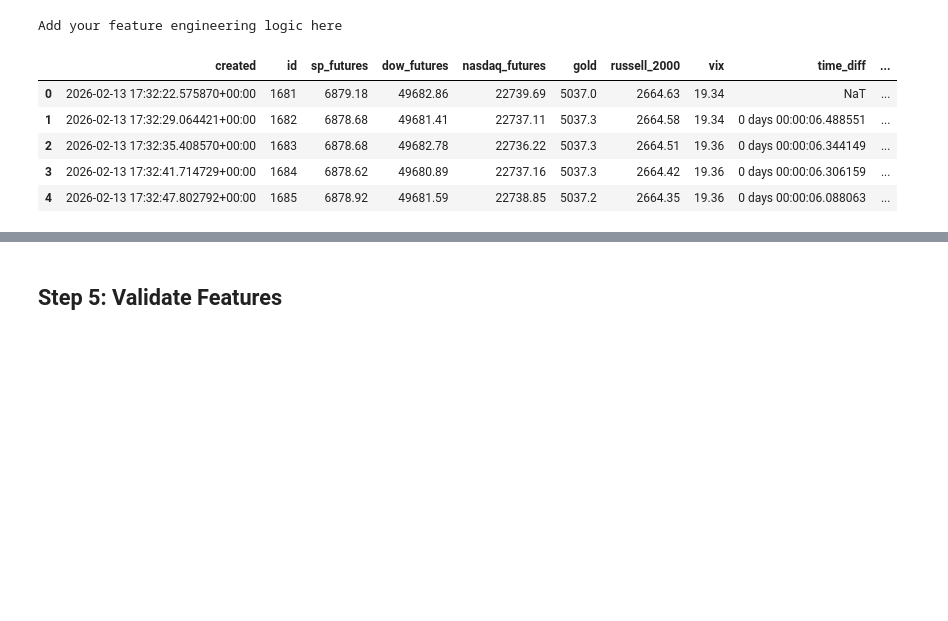
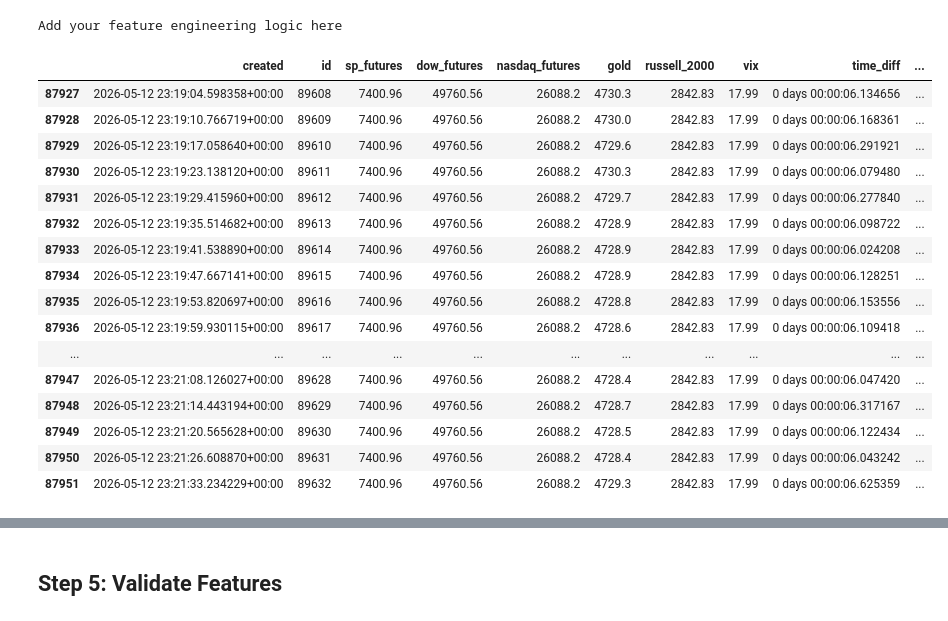
Before and after one commit to Chitran-0249f/finance_aiml, a Jupyter notebook: notebooks/feature_engineering.ipynb, the cells around one changed output, grey strips where cells are left out. Drawn from its saved outputs; the diff is of its cells as text; code cells hidden in the pictures; blank space fills up the shorter version.

```diff
--- a/notebooks/feature_engineering.ipynb
+++ b/notebooks/feature_engineering.ipynb
@@ -155,14 +155,25 @@ print("Add your feature engineering logic here")
 # %% [output]
 Add your feature engineering logic here
 # %%
-df_features.head()
+df_features.tail(25)
 # %% [output]
 |  | created | id | sp_futures | dow_futures | nasdaq_futures | gold | russell_2000 | vix | time_diff | ... |
-| 0 | 2026-02-13 17:32:22.575870+00:00 | 1681 | 6879.18 | 49682.86 | 22739.69 | 5037.0 | 2664.63 | 19.34 | NaT | ... |
-| 1 | 2026-02-13 17:32:29.064421+00:00 | 1682 | 6878.68 | 49681.41 | 22737.11 | 5037.3 | 2664.58 | 19.34 | 0 days 00:00:06.488551 | ... |
-| 2 | 2026-02-13 17:32:35.408570+00:00 | 1683 | 6878.68 | 49682.78 | 22736.22 | 5037.3 | 2664.51 | 19.36 | 0 days 00:00:06.344149 | ... |
-| 3 | 2026-02-13 17:32:41.714729+00:00 | 1684 | 6878.62 | 49680.89 | 22737.16 | 5037.3 | 2664.42 | 19.36 | 0 days 00:00:06.306159 | ... |
-| 4 | 2026-02-13 17:32:47.802792+00:00 | 1685 | 6878.92 | 49681.59 | 22738.85 | 5037.2 | 2664.35 | 19.36 | 0 days 00:00:06.088063 | ... |
+| 87927 | 2026-05-12 23:19:04.598358+00:00 | 89608 | 7400.96 | 49760.56 | 26088.2 | 4730.3 | 2842.83 | 17.99 | 0 days 00:00:06.134656 | ... |
+| 87928 | 2026-05-12 23:19:10.766719+00:00 | 89609 | 7400.96 | 49760.56 | 26088.2 | 4730.0 | 2842.83 | 17.99 | 0 days 00:00:06.168361 | ... |
+| 87929 | 2026-05-12 23:19:17.058640+00:00 | 89610 | 7400.96 | 49760.56 | 26088.2 | 4729.6 | 2842.83 | 17.99 | 0 days 00:00:06.291921 | ... |
+| 87930 | 2026-05-12 23:19:23.138120+00:00 | 89611 | 7400.96 | 49760.56 | 26088.2 | 4730.3 | 2842.83 | 17.99 | 0 days 00:00:06.079480 | ... |
+| 87931 | 2026-05-12 23:19:29.415960+00:00 | 89612 | 7400.96 | 49760.56 | 26088.2 | 4729.7 | 2842.83 | 17.99 | 0 days 00:00:06.277840 | ... |
+| 87932 | 2026-05-12 23:19:35.514682+00:00 | 89613 | 7400.96 | 49760.56 | 26088.2 | 4728.9 | 2842.83 | 17.99 | 0 days 00:00:06.098722 | ... |
+| 87933 | 2026-05-12 23:19:41.538890+00:00 | 89614 | 7400.96 | 49760.56 | 26088.2 | 4728.9 | 2842.83 | 17.99 | 0 days 00:00:06.024208 | ... |
+| 87934 | 2026-05-12 23:19:47.667141+00:00 | 89615 | 7400.96 | 49760.56 | 26088.2 | 4728.9 | 2842.83 | 17.99 | 0 days 00:00:06.128251 | ... |
+| 87935 | 2026-05-12 23:19:53.820697+00:00 | 89616 | 7400.96 | 49760.56 | 26088.2 | 4728.8 | 2842.83 | 17.99 | 0 days 00:00:06.153556 | ... |
+| 87936 | 2026-05-12 23:19:59.930115+00:00 | 89617 | 7400.96 | 49760.56 | 26088.2 | 4728.6 | 2842.83 | 17.99 | 0 days 00:00:06.109418 | ... |
+| ... | ... | ... | ... | ... | ... | ... | ... | ... | ... | ... |
+| 87947 | 2026-05-12 23:21:08.126027+00:00 | 89628 | 7400.96 | 49760.56 | 26088.2 | 4728.4 | 2842.83 | 17.99 | 0 days 00:00:06.047420 | ... |
+| 87948 | 2026-05-12 23:21:14.443194+00:00 | 89629 | 7400.96 | 49760.56 | 26088.2 | 4728.7 | 2842.83 | 17.99 | 0 days 00:00:06.317167 | ... |
+| 87949 | 2026-05-12 23:21:20.565628+00:00 | 89630 | 7400.96 | 49760.56 | 26088.2 | 4728.5 | 2842.83 | 17.99 | 0 days 00:00:06.122434 | ... |
+| 87950 | 2026-05-12 23:21:26.608870+00:00 | 89631 | 7400.96 | 49760.56 | 26088.2 | 4728.4 | 2842.83 | 17.99 | 0 days 00:00:06.043242 | ... |
+| 87951 | 2026-05-12 23:21:33.234229+00:00 | 89632 | 7400.96 | 49760.56 | 26088.2 | 4729.3 | 2842.83 | 17.99 | 0 days 00:00:06.625359 | ... |
 # %%
 df_features.isnull().sum()
 # %% [output]
```
Also changed, not shown: parts of 8 cells of this notebook, 6 other files.
